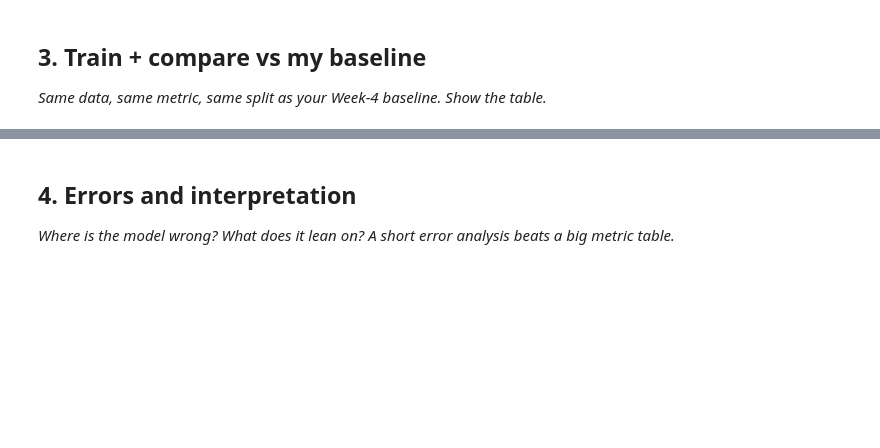
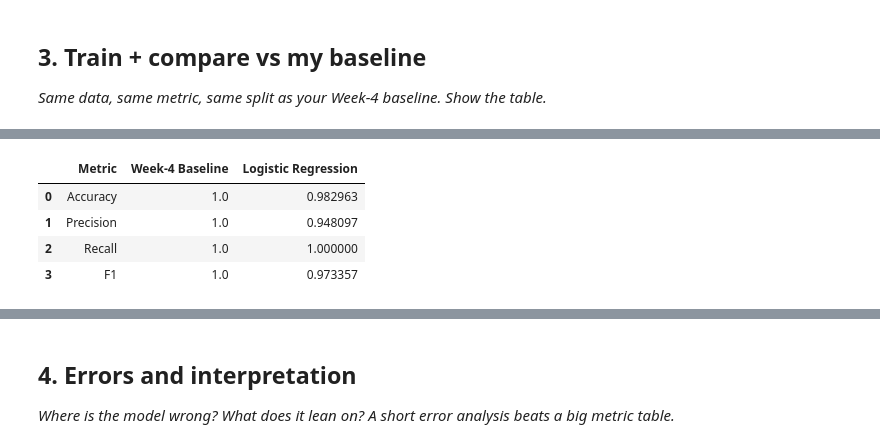
Before and after one commit to PrathamTumminakatti/ML1, a Jupyter notebook: work/notebooks/w05_model.ipynb, the cells around one changed output, grey strips where cells are left out. Saved outputs shown, nothing was run; the diff lists cells and outputs as text; code cells hidden in the pictures; blank space fills up the shorter version.

```diff
--- a/work/notebooks/w05_model.ipynb
+++ b/work/notebooks/w05_model.ipynb
@@ -20,0 +380,51 @@ This skeleton is yours to fill. Work the sections **in order** — each one has
+# %%
+# Compare the model with the Week-4 baseline on the same test set
+
+# Week-4 baseline decision:
+# Items at or above the training 80th-percentile threshold are prioritized.
+baseline_predictions = (
+    test_data["baseline_score"] >= threshold
+).astype(int)
+
+baseline_metrics = {
+    "Accuracy": accuracy_score(y_test, baseline_predictions),
+    "Precision": precision_score(
+        y_test,
+        baseline_predictions,
+        zero_division=0
+    ),
+    "Recall": recall_score(
+        y_test,
+        baseline_predictions,
+        zero_division=0
+    ),
+    "F1": f1_score(
+        y_test,
+        baseline_predictions,
+        zero_division=0
+    )
+}
+
+comparison = pd.DataFrame({
+    "Metric": ["Accuracy", "Precision", "Recall", "F1"],
+    "Week-4 Baseline": [
+        baseline_metrics["Accuracy"],
+        baseline_metrics["Precision"],
+        baseline_metrics["Recall"],
+        baseline_metrics["F1"]
+    ],
+    "Logistic Regression": [
+        model_metrics["Accuracy"],
+        model_metrics["Precision"],
+        model_metrics["Recall"],
+        model_metrics["F1"]
+    ]
+})
+
+comparison
+# %% [output]
+|  | Metric | Week-4 Baseline | Logistic Regression |
+| 0 | Accuracy | 1.0 | 0.982963 |
+| 1 | Precision | 1.0 | 0.948097 |
+| 2 | Recall | 1.0 | 1.000000 |
+| 3 | F1 | 1.0 | 0.973357 |
```
Also changed, not shown: parts of 11 cells of this notebook.
